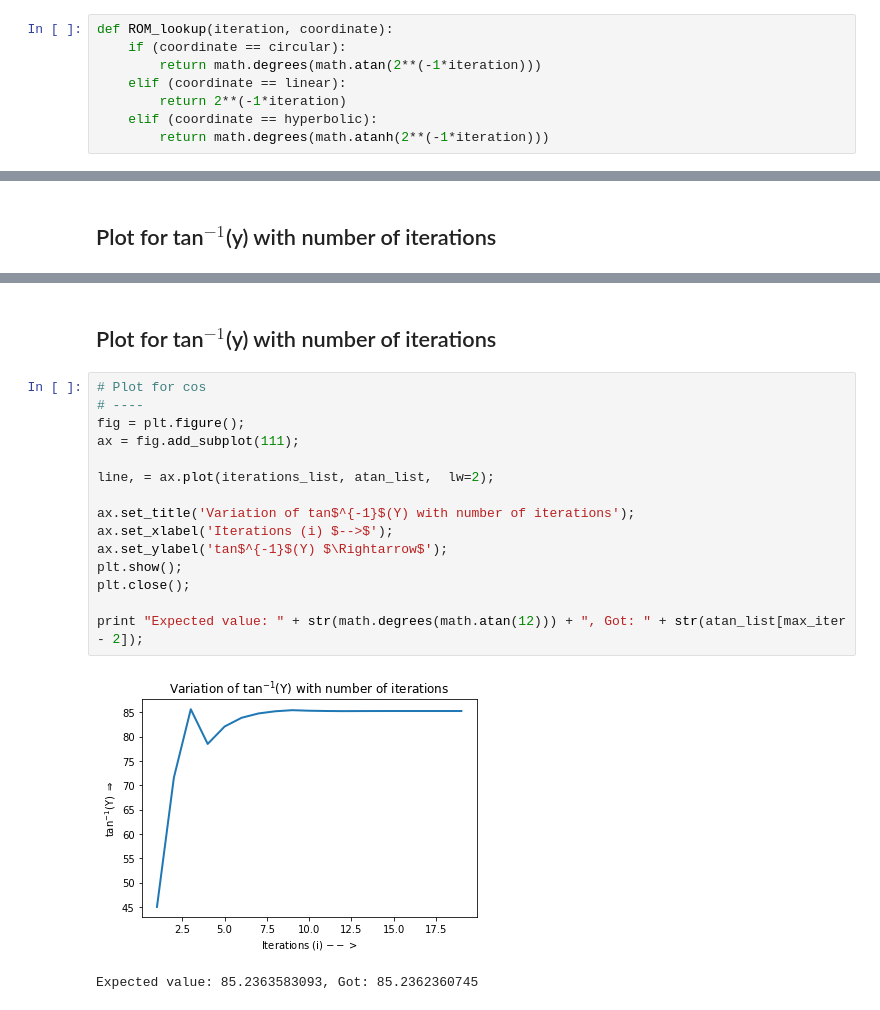
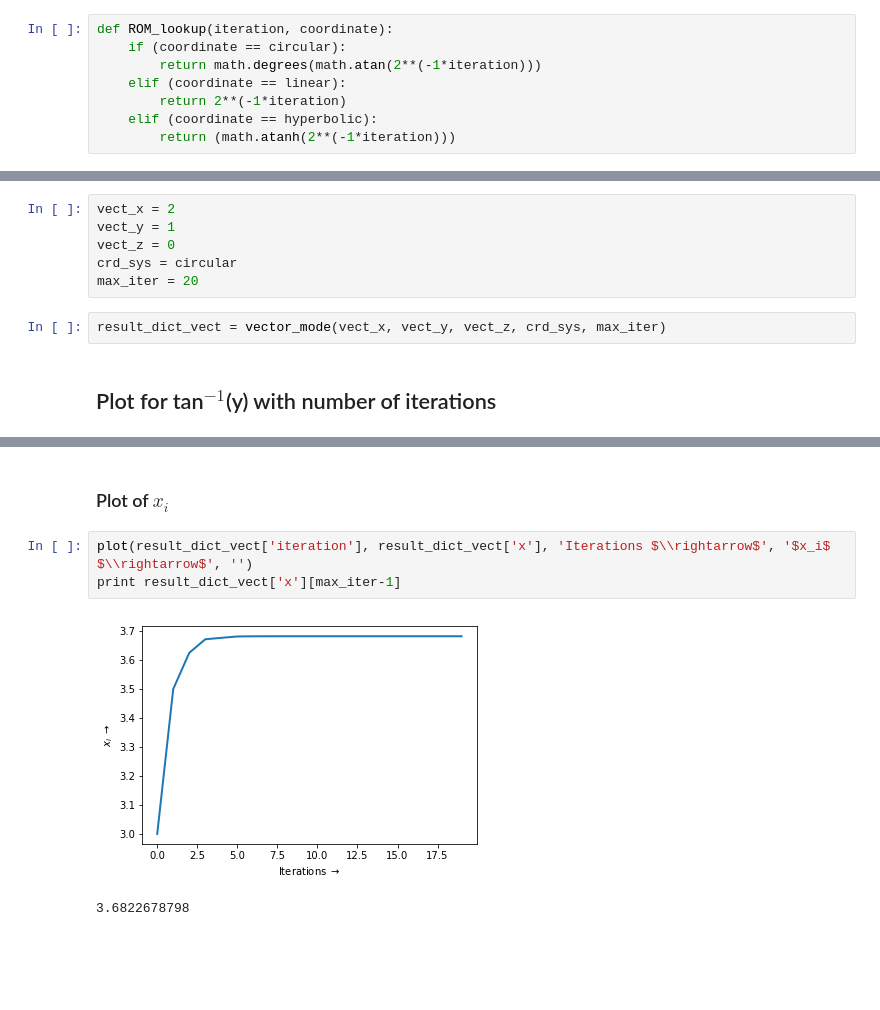
Before and after one commit to suyashmahar/cordic-algorithm-python, a Jupyter notebook: cordic_implementation.ipynb, the cells around one changed output, grey strips where cells are left out. Drawn from its saved outputs; the diff is of its cells as text; blank space fills up the shorter version.

Commit message:
Fix vector mode operations for circ. & linear

```diff
--- a/cordic_implementation.ipynb
+++ b/cordic_implementation.ipynb
@@ -189,4 +192,4 @@ def ROM_lookup(iteration, coordinate):
     elif (coordinate == linear):
         return 2**(-1*iteration)
     elif (coordinate == hyperbolic):
-        return math.degrees(math.atanh(2**(-1*iteration)))
+        return (math.atanh(2**(-1*iteration)))
@@ -366,2 +380,10 @@ NameError: name 'atan_list' is not defined
+# %%
+vect_x = 2
+vect_y = 1
+vect_z = 0
+crd_sys = circular
+max_iter = 20
+# %%
+result_dict_vect = vector_mode(vect_x, vect_y, vect_z, crd_sys, max_iter)
 # %% [markdown]
 ## Plot for tan$^{-1}$(y) with number of iterations
@@ -396,20 +390,8 @@ for i in range(1, max_iter):
-# %% [markdown]
-## Plot for tan$^{-1}$(y) with number of iterations
-# %%
-# Plot for cos
-# ----
-fig = plt.figure();
-ax = fig.add_subplot(111);
-
-line, = ax.plot(iterations_list, atan_list,  lw=2);
-
-ax.set_title('Variation of tan$^{-1}$(Y) with number of iterations');
-ax.set_xlabel('Iterations (i) $-->$');
-ax.set_ylabel('tan$^{-1}$(Y) $\Rightarrow$');
-plt.show();
-plt.close();
-
-print "Expected value: " + str(math.degrees(math.atan(12))) + ", Got: " + str(atan_list[max_iter - 2]);
-# %% [output]
-[figure, removed]
-Expected value: 85.2363583093, Got: 85.2362360745
+# %% [markdown]
+### Plot of $x_i$
+# %%
+plot(result_dict_vect['iteration'], result_dict_vect['x'], 'Iterations $\\rightarrow$', '$x_i$ $\\rightarrow$', '')
+print result_dict_vect['x'][max_iter-1]
+# %% [output]
+[figure, added]
+3.6822678798
```
Also changed, not shown: parts of 36 cells of this notebook, 1 other file.
